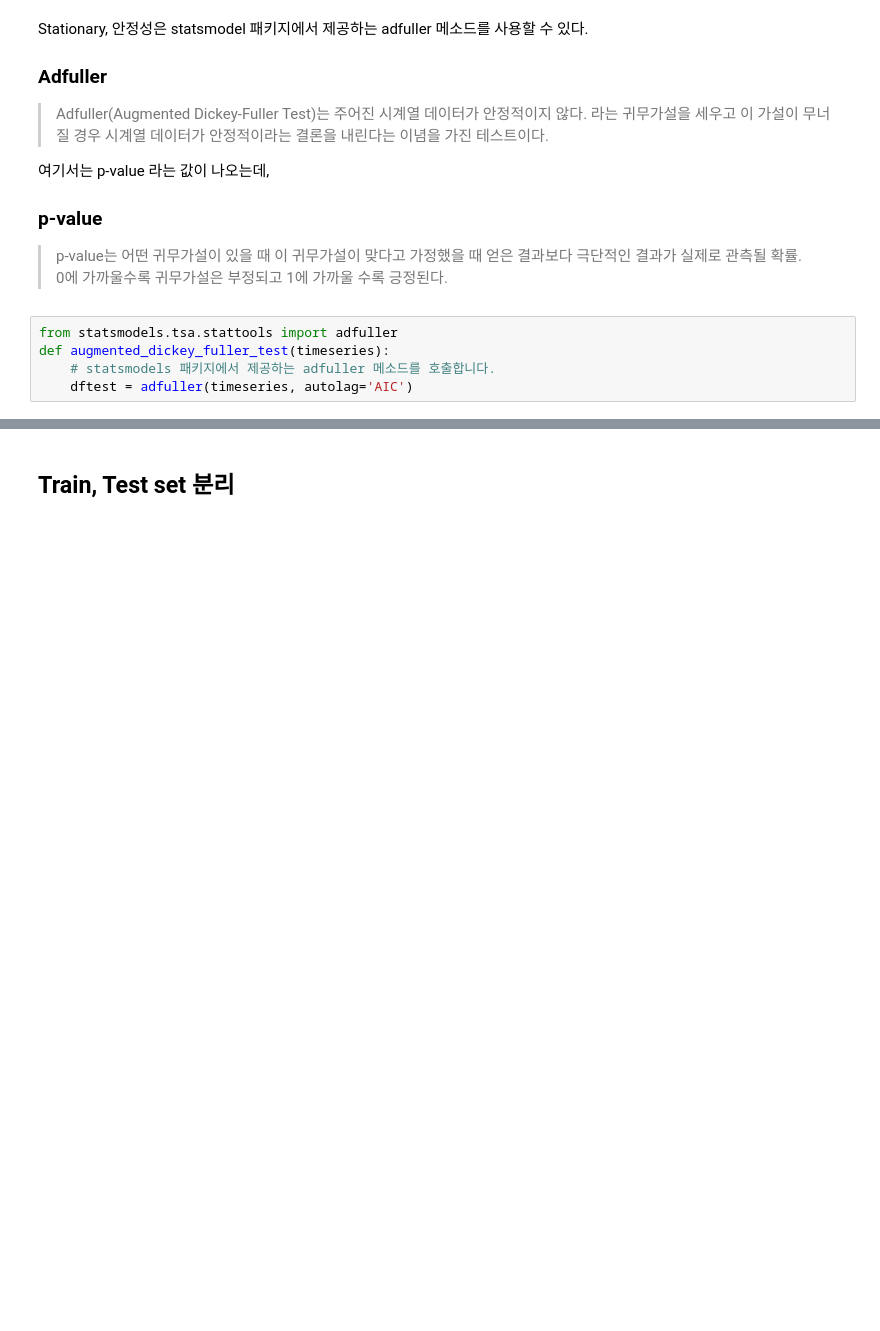
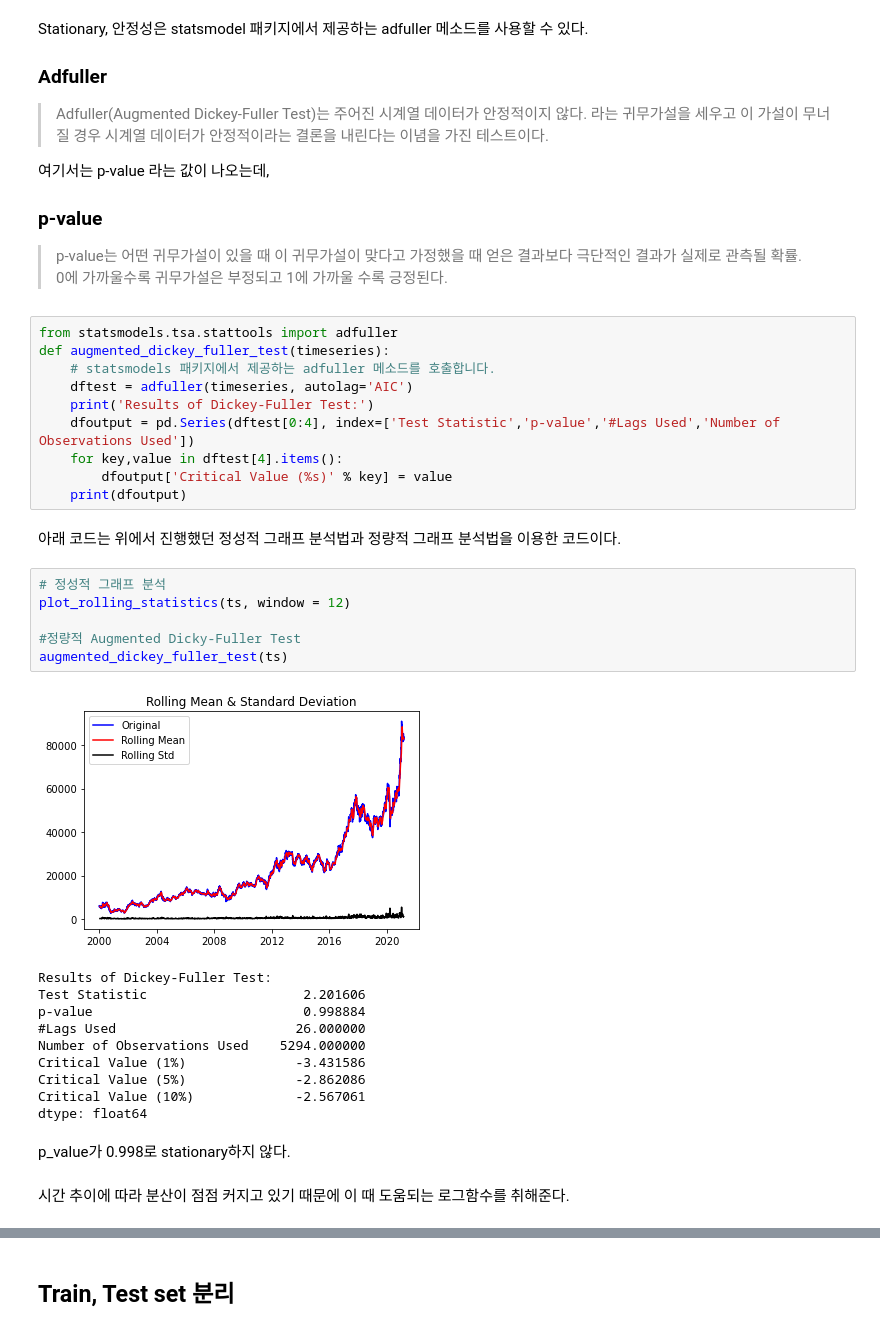
Before and after one commit to yeoooo/AI_Aiffel, a Jupyter notebook: (E13)Stock_Prediction_2021_02_25_yeoooo.ipynb, the cells around one changed output, grey strips where cells are left out. Drawn from its saved outputs; the diff is of its cells as text; blank space fills up the shorter version.

```diff
--- a/(E13)Stock_Prediction_2021_02_25_yeoooo.ipynb
+++ b/(E13)Stock_Prediction_2021_02_25_yeoooo.ipynb
@@ -59,3 +70,31 @@ from statsmodels.tsa.stattools import adfuller
 def augmented_dickey_fuller_test(timeseries):
     # statsmodels 패키지에서 제공하는 adfuller 메소드를 호출합니다.
     dftest = adfuller(timeseries, autolag='AIC')
+    print('Results of Dickey-Fuller Test:')
+    dfoutput = pd.Series(dftest[0:4], index=['Test Statistic','p-value','#Lags Used','Number of Observations Used'])
+    for key,value in dftest[4].items():
+        dfoutput['Critical Value (%s)' % key] = value
+    print(dfoutput)
+# %% [markdown]
+아래 코드는 위에서 진행했던 정성적 그래프 분석법과 정량적 그래프 분석법을 이용한 코드이다.
+# %%
+# 정성적 그래프 분석
+plot_rolling_statistics(ts, window = 12)
+
+#정량적 Augmented Dicky-Fuller Test
+augmented_dickey_fuller_test(ts)
+# %% [output]
+[figure, added]
+Results of Dickey-Fuller Test:
+Test Statistic                    2.201606
+p-value                           0.998884
+#Lags Used                       26.000000
+Number of Observations Used    5294.000000
+Critical Value (1%)              -3.431586
+Critical Value (5%)              -2.862086
+Critical Value (10%)             -2.567061
+dtype: float64
+# %% [markdown]
+p_value가 0.998로 stationary하지 않다.
+# %% [markdown]
+시간 추이에 따라 분산이 점점 커지고 있기 때문에 이 때 도움되는 로그함수를 취해준다.
```
Also changed, not shown: parts of 74 cells of this notebook.
